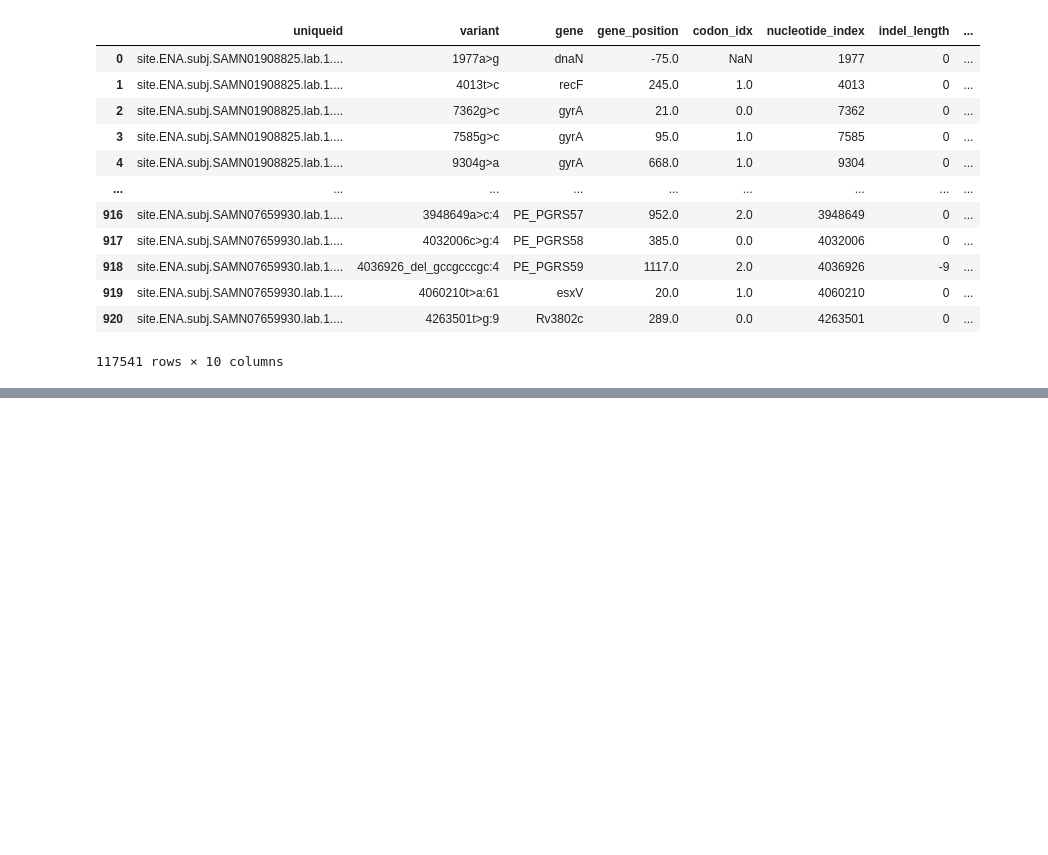
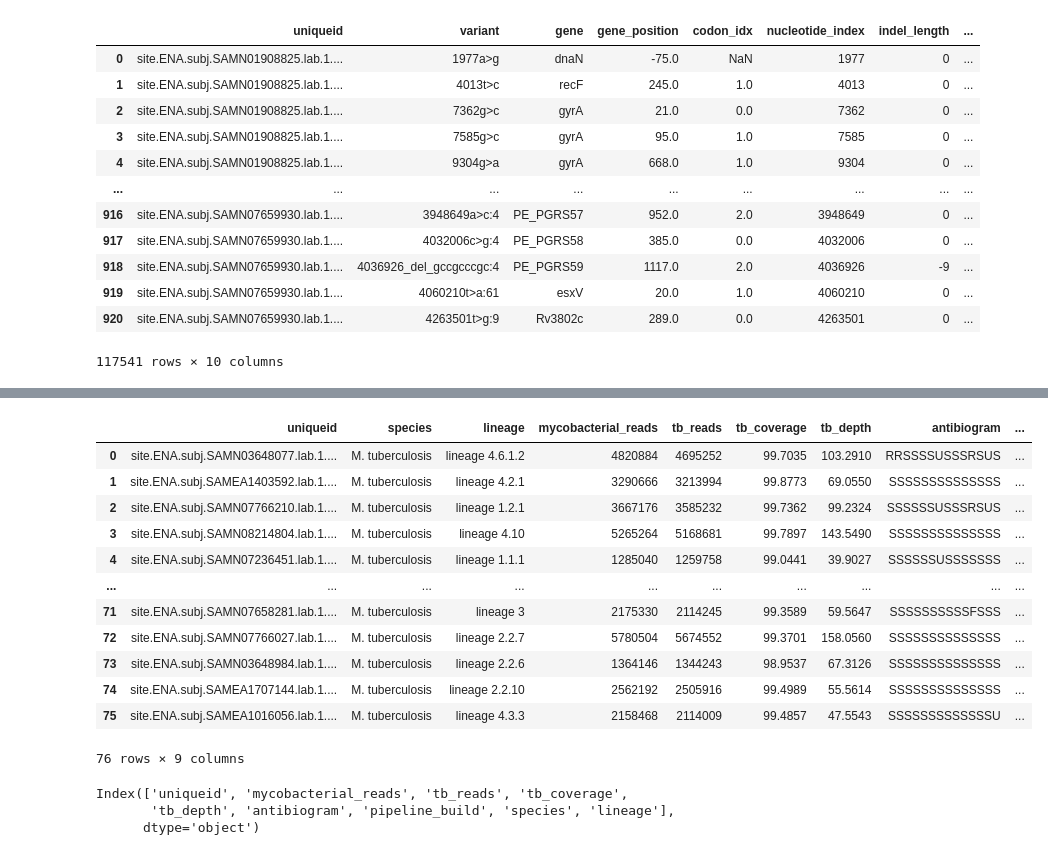
Before and after one commit to fowler-lab/pathogena-analysis-tools, a Jupyter notebook: parse.ipynb, the cells around one changed output, grey strips where cells are left out. Saved outputs shown, nothing was run; the diff lists cells and outputs as text; code cells hidden in the pictures; blank space fills up the shorter version.

```diff
--- a/parse.ipynb
+++ b/parse.ipynb
@@ -120,0 +156,3 @@ variants
+# %%
+genomes = pandas.DataFrame(tables['main_report'], columns=['uniqueid', 'mycobacterial_reads', 'name', 'tb_reads', 'tb_coverage', 'tb_depth', 'antibiogram', 'pipeline_build'])
+genomes
@@ -120,0 +173,34 @@ variants
+# %%
+
+def split_species(row):
+    cols = row['name'].split('(')
+    species = cols[0]
+    lineage = cols[1][:-1]
+    return pandas.Series([species,lineage])
+
+
+genomes[['species','lineage']] = genomes.apply(split_species,axis=1)
+genomes.drop(columns=['name'], inplace=True)
+genomes = genomes[['uniqueid', 'species', 'lineage', 'mycobacterial_reads', 'tb_reads', 'tb_coverage',
+       'tb_depth', 'antibiogram', 'pipeline_build' ]]
+genomes
+# %% [output]
+|  | uniqueid | species | lineage | mycobacterial_reads | tb_reads | tb_coverage | tb_depth | antibiogram | ... |
+| 0 | site.ENA.subj.SAMN03648077.lab.1.... | M. tuberculosis | lineage 4.6.1.2 | 4820884 | 4695252 | 99.7035 | 103.2910 | RRSSSSUSSSRSUS | ... |
+| 1 | site.ENA.subj.SAMEA1403592.lab.1.... | M. tuberculosis | lineage 4.2.1 | 3290666 | 3213994 | 99.8773 | 69.0550 | SSSSSSSSSSSSSS | ... |
+| 2 | site.ENA.subj.SAMN07766210.lab.1.... | M. tuberculosis | lineage 1.2.1 | 3667176 | 3585232 | 99.7362 | 99.2324 | SSSSSSUSSSRSUS | ... |
+| 3 | site.ENA.subj.SAMN08214804.lab.1.... | M. tuberculosis | lineage 4.10 | 5265264 | 5168681 | 99.7897 | 143.5490 | SSSSSSSSSSSSSS | ... |
+| 4 | site.ENA.subj.SAMN07236451.lab.1.... | M. tuberculosis | lineage 1.1.1 | 1285040 | 1259758 | 99.0441 | 39.9027 | SSSSSSUSSSSSSS | ... |
+| ... | ... | ... | ... | ... | ... | ... | ... | ... | ... |
+| 71 | site.ENA.subj.SAMN07658281.lab.1.... | M. tuberculosis | lineage 3 | 2175330 | 2114245 | 99.3589 | 59.5647 | SSSSSSSSSSFSSS | ... |
+| 72 | site.ENA.subj.SAMN07766027.lab.1.... | M. tuberculosis | lineage 2.2.7 | 5780504 | 5674552 | 99.3701 | 158.0560 | SSSSSSSSSSSSSS | ... |
+| 73 | site.ENA.subj.SAMN03648984.lab.1.... | M. tuberculosis | lineage 2.2.6 | 1364146 | 1344243 | 98.9537 | 67.3126 | SSSSSSSSSSSSSS | ... |
+| 74 | site.ENA.subj.SAMEA1707144.lab.1.... | M. tuberculosis | lineage 2.2.10 | 2562192 | 2505916 | 99.4989 | 55.5614 | SSSSSSSSSSSSSS | ... |
+| 75 | site.ENA.subj.SAMEA1016056.lab.1.... | M. tuberculosis | lineage 4.3.3 | 2158468 | 2114009 | 99.4857 | 47.5543 | SSSSSSSSSSSSSU | ... |
+76 rows × 9 columns
+# %%
+genomes.columns
+# %% [output]
+Index(['uniqueid', 'mycobacterial_reads', 'tb_reads', 'tb_coverage',
+       'tb_depth', 'antibiogram', 'pipeline_build', 'species', 'lineage'],
+      dtype='object')
```
Also changed, not shown: parts of 4 cells of this notebook, 5 other files.
